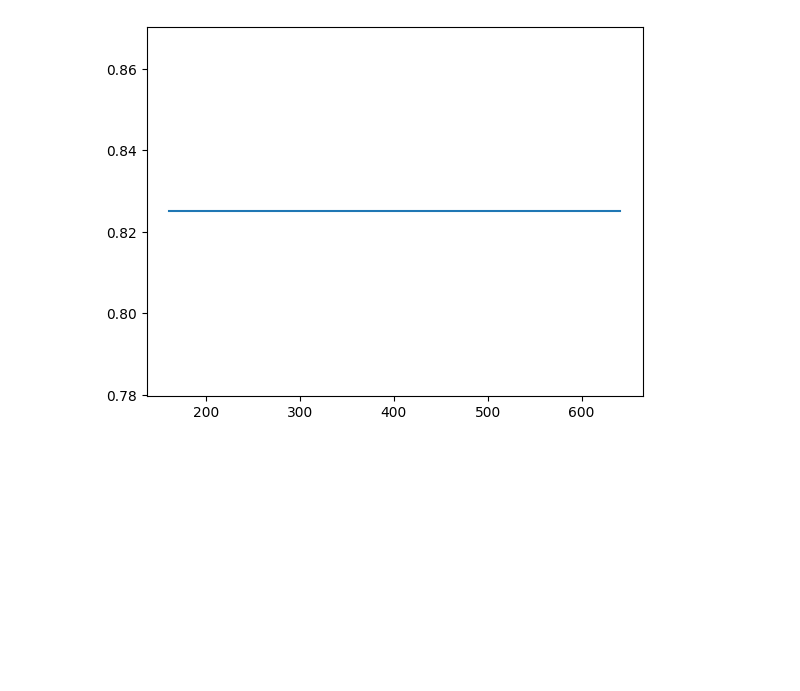
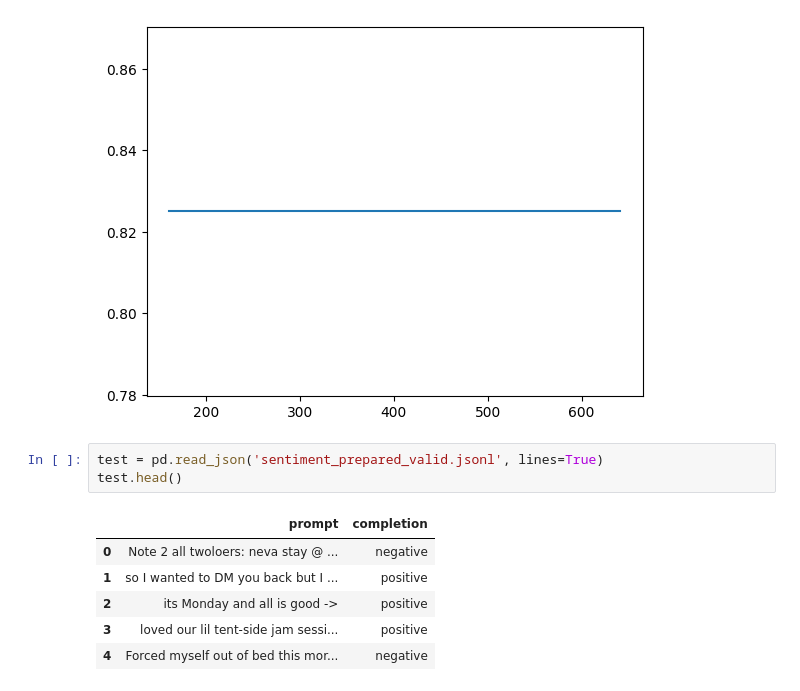
Before and after one commit to wahid028/Sentiment-Analysis, a Jupyter notebook: Chatgpt.ipynb, the cells around one changed output. Drawn from its saved outputs; the diff is of its cells as text; blank space fills up the shorter version.

```diff
--- a/Chatgpt.ipynb
+++ b/Chatgpt.ipynb
@@ -258,3 +258,13 @@ results[results['classification/accuracy'].notnull()]['classification/accuracy']
 # %% [output]
 <Axes: >
 [figure]
+# %%
+test = pd.read_json('sentiment_prepared_valid.jsonl', lines=True)
+test.head()
+# %% [output]
+|  | prompt | completion |
+| 0 | Note 2 all twoloers: neva stay @ ... | negative |
+| 1 | so I wanted to DM you back but I ... | positive |
+| 2 | its Monday and all is good -> | positive |
+| 3 | loved our lil tent-side jam sessi... | positive |
+| 4 | Forced myself out of bed this mor... | negative |
```
Also changed, not shown: parts of 2 cells of this notebook.
